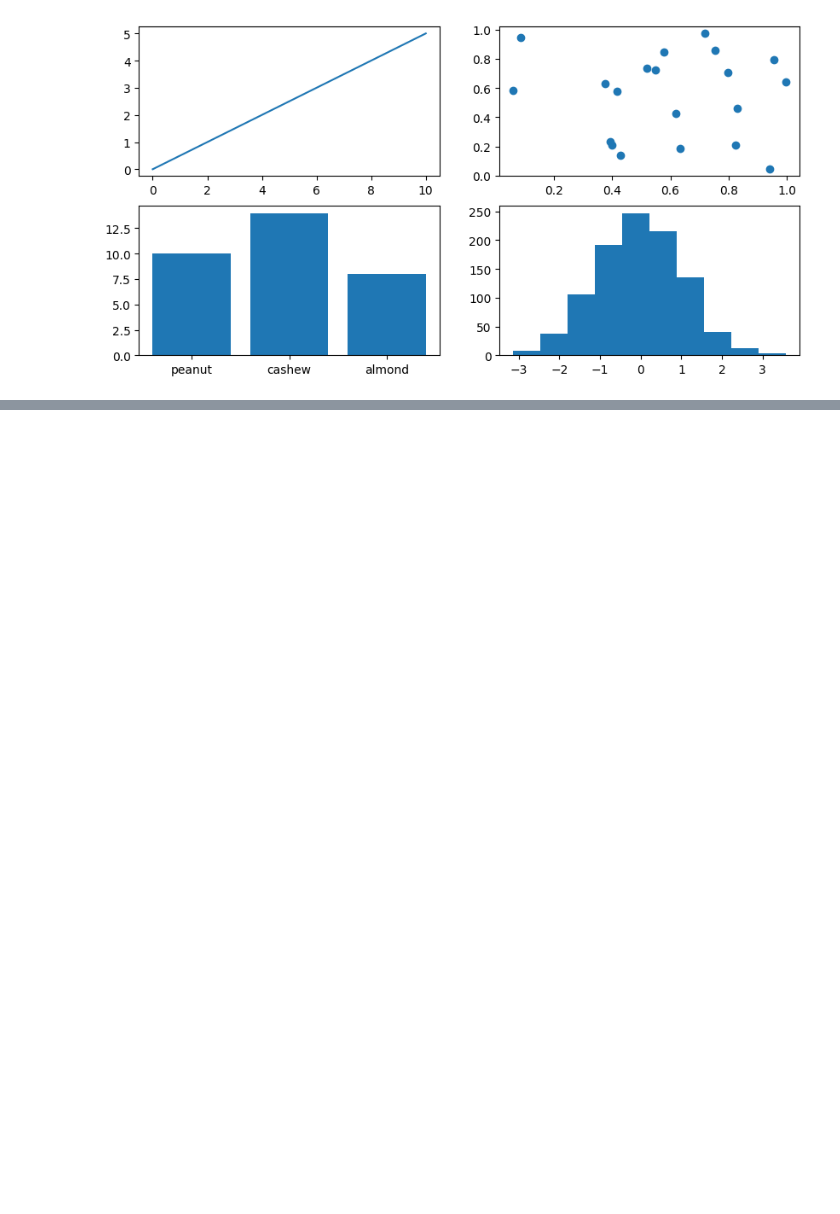
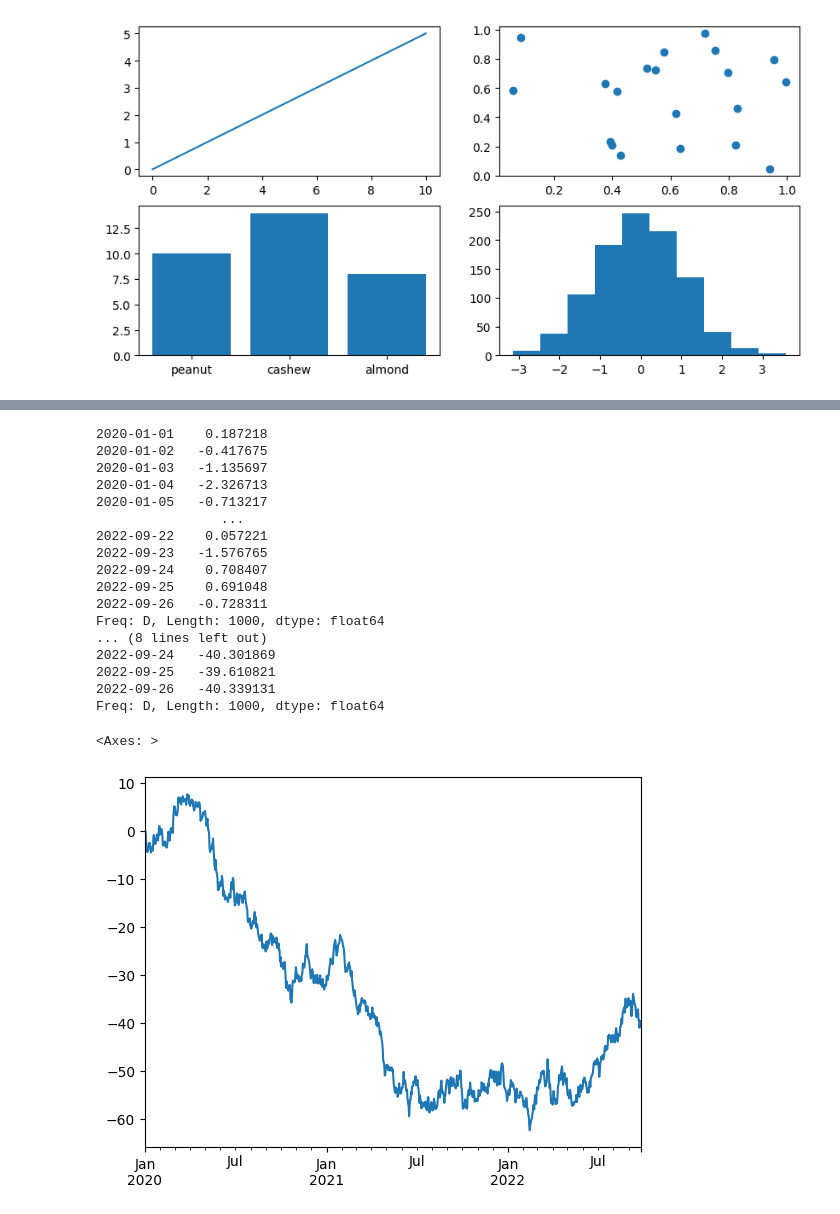
Before and after one commit to thewesternfront/Jupyter_Testintg_Jetbrains, a Jupyter notebook: Introduction-to-MatplotLib.ipynb, the cells around one changed output, grey strips where cells are left out. Drawn from its saved outputs; the diff is of its cells as text; code cells hidden in the pictures; blank space fills up the shorter version.

```diff
--- a/Introduction-to-MatplotLib.ipynb
+++ b/Introduction-to-MatplotLib.ipynb
@@ -145,0 +166,27 @@ ax[1,0].bar(key, val)
+# %%
+ts = pd.Series(np.random.randn(1000), index=pd.date_range('1/1/2020', periods=1000))
+print(ts)
+# get the cumulative sum
+ts = ts.cumsum()
+print(ts)
+ts.plot()
+# %% [output]
+2020-01-01    0.187218
+2020-01-02   -0.417675
+2020-01-03   -1.135697
+2020-01-04   -2.326713
+2020-01-05   -0.713217
+                ...
+2022-09-22    0.057221
+2022-09-23   -1.576765
+2022-09-24    0.708407
+2022-09-25    0.691048
+2022-09-26   -0.728311
+Freq: D, Length: 1000, dtype: float64
+... (8 lines left out)
+2022-09-24   -40.301869
+2022-09-25   -39.610821
+2022-09-26   -40.339131
+Freq: D, Length: 1000, dtype: float64
+<Axes: >
+[figure, added]
```
Also changed, not shown: parts of 6 cells of this notebook.
